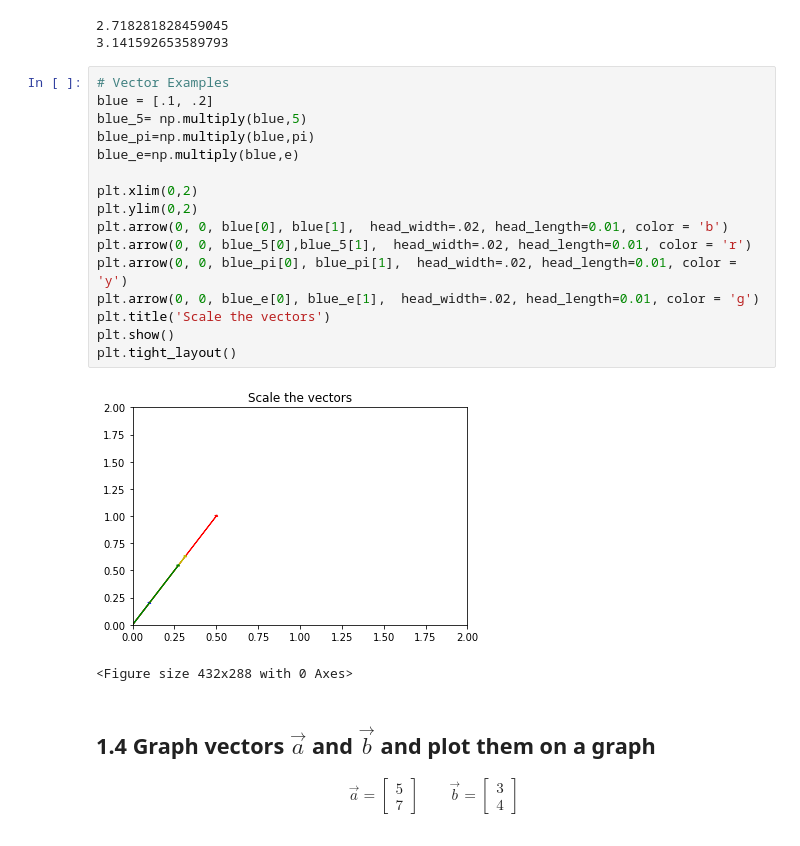
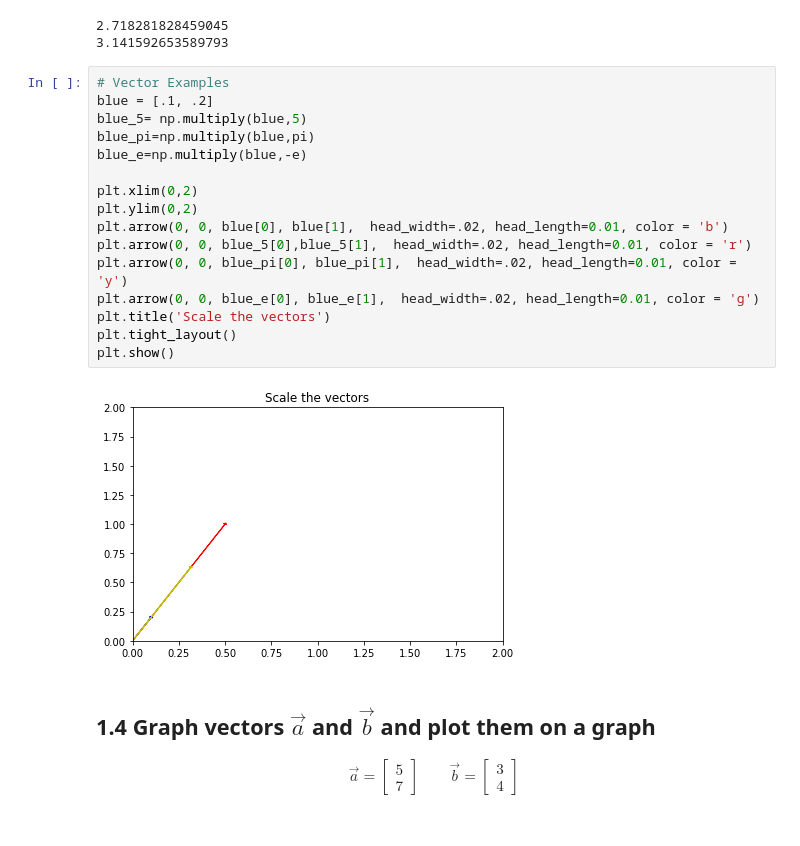
Before and after one commit to alastra32/DS-Unit-1-Sprint-4-Linear-Algebra, a Jupyter notebook: module1-linear-algebra-review/Linear_Algebra_Assignment.ipynb, the cells around one changed output. Cells and saved outputs as stored; diff of their text form.

```diff
--- a/module1-linear-algebra-review/Linear_Algebra_Assignment.ipynb
+++ b/module1-linear-algebra-review/Linear_Algebra_Assignment.ipynb
@@ -58,22 +59,21 @@ print(pi)
 # %%
 # Vector Examples
 blue = [.1, .2]
 blue_5= np.multiply(blue,5)
 blue_pi=np.multiply(blue,pi)
-blue_e=np.multiply(blue,e)
+blue_e=np.multiply(blue,-e)
 
 plt.xlim(0,2)
 plt.ylim(0,2)
 plt.arrow(0, 0, blue[0], blue[1],  head_width=.02, head_length=0.01, color = 'b')
 plt.arrow(0, 0, blue_5[0],blue_5[1],  head_width=.02, head_length=0.01, color = 'r')
 plt.arrow(0, 0, blue_pi[0], blue_pi[1],  head_width=.02, head_length=0.01, color = 'y')
 plt.arrow(0, 0, blue_e[0], blue_e[1],  head_width=.02, head_length=0.01, color = 'g')
 plt.title('Scale the vectors')
+plt.tight_layout()
 plt.show()
-plt.tight_layout()
 # %% [output]
-[figure, old version]
+[figure, new version]
-<Figure size 432x288 with 0 Axes>
 # %% [markdown]
 ## 1.4 Graph vectors $\vec{a}$ and $\vec{b}$ and plot them on a graph
 
```
Also changed, not shown: parts of 2 cells of this notebook.
